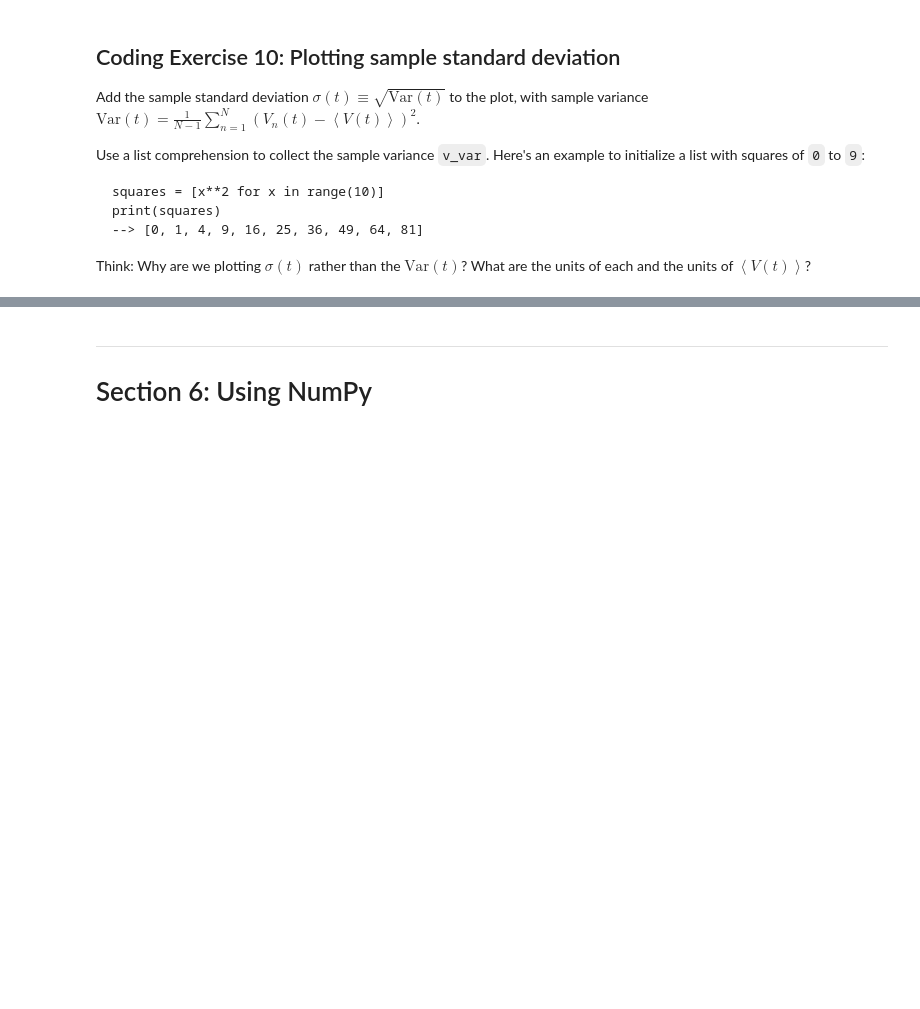
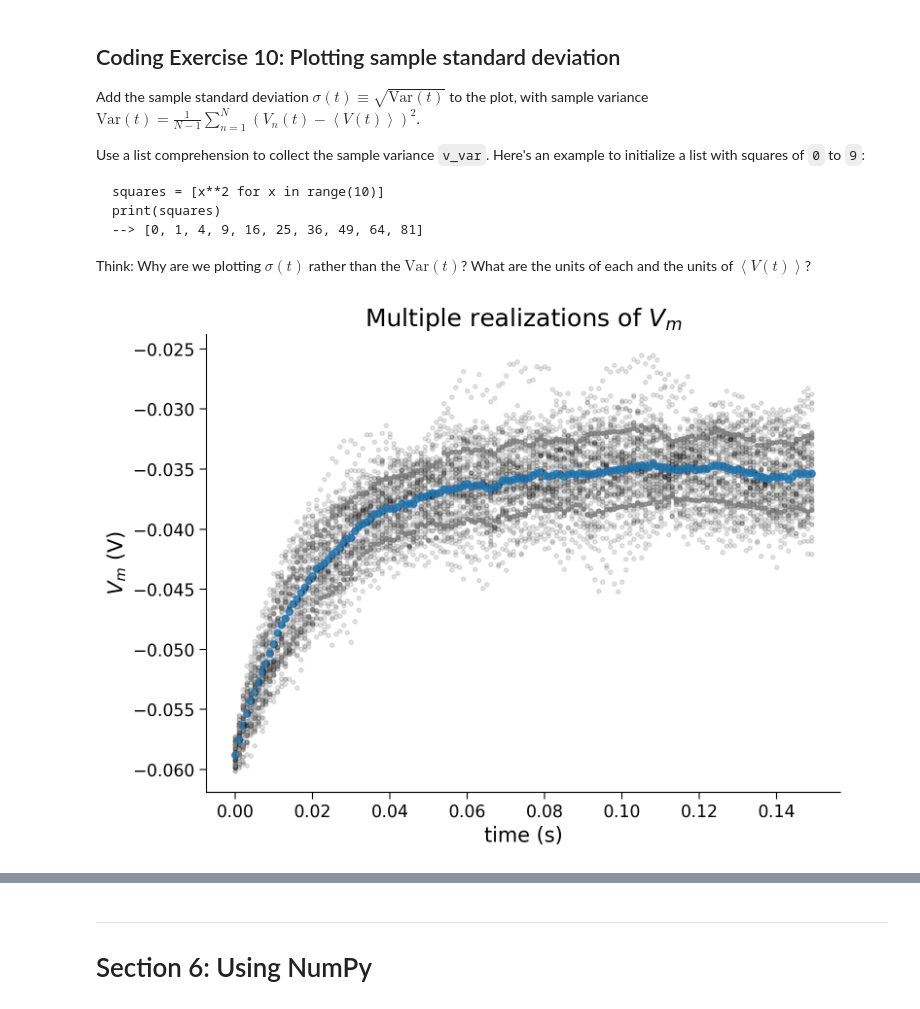
Before and after one commit to timothyngtinhang/fastbook, a Jupyter notebook: tutorials/W0D1_PythonWorkshop1/student/W0D1_Tutorial1.ipynb, the cells around one changed output, grey strips where cells are left out. Drawn from its saved outputs; the diff is of its cells as text; code cells hidden in the pictures; blank space fills up the shorter version.

```diff
--- a/tutorials/W0D1_PythonWorkshop1/student/W0D1_Tutorial1.ipynb
+++ b/tutorials/W0D1_PythonWorkshop1/student/W0D1_Tutorial1.ipynb
@@ -1112,7 +1144,7 @@ Think: Why are we plotting $\sigma(t)$ rather than the $\text{Var}(t)$? What are
 #################################################
 ## TODO for students: fill out code to plot sample standard deviation ##
 # Fill out code and comment or remove the next line
-raise NotImplementedError("Student exercise: You need to plot the sample standard deviation")
+# raise NotImplementedError("Student exercise: You need to plot the sample standard deviation")
 #################################################
 
 # Set random number generator
@@ -1142,38 +1174,40 @@ for step in range(step_end):
 
     # Compute value of i at this time step
     i = i_mean * (1 + 0.1 * (t_max/dt)**(0.5) * (2* np.random.random() - 1))
 
     # Compute value of v for this simulation
     v_n[j] = v_n[j] + (dt / tau) * (el - v_n[j] + r*i)
 
   # Compute sample mean
   v_mean = sum(v_n) / n
 
   # Initialize a list `v_var_n` with the contribution of each V_n(t) to
   # Var(t) with a list comprehension over values of v_n
-  v_var_n = ...
+  v_var_n = [(V - v_mean)**2 for V in v_n]
 
   # Compute sample variance v_var by summing the values of v_var_n with sum and dividing by n-1
-  v_var = ...
+  v_var = np.sum(v_var_n) / (n - 1)
 
   # Compute the standard deviation v_std with the function np.sqrt
-  v_std = ...
+  v_std = np.sqrt(v_var)
 
   # Plot simulations
   plt.plot(n*[t], v_n, 'k.', alpha=0.1)
 
   # Plot sample mean using alpha=0.8 and'C0.' for blue
   plt.plot(t, v_mean, 'C0.', alpha=0.8, markersize=10)
 
   # Plot mean + standard deviation with alpha=0.8 and argument 'C7.'
-  plt.plot(...)
+  plt.plot(t, v_mean + v_std, 'C7.', alpha=0.8)
 
   # Plot mean - standard deviation with alpha=0.8 and argument 'C7.'
-  plt.plot(...)
+  plt.plot(t, v_mean - v_std, 'C7.', alpha=0.8)
 
 
 # Display plot
 plt.show()
+# %% [output]
+[figure, added]
 # %% [markdown]
 [*Click for solution*](https://github.com/NeuromatchAcademy/precourse/tree/main/tutorials/W0D1_PythonWorkshop1/solutions/W0D1_Tutorial1_Solution_c05a930d.py)
 
```
Also changed, not shown: parts of 18 cells of this notebook.
